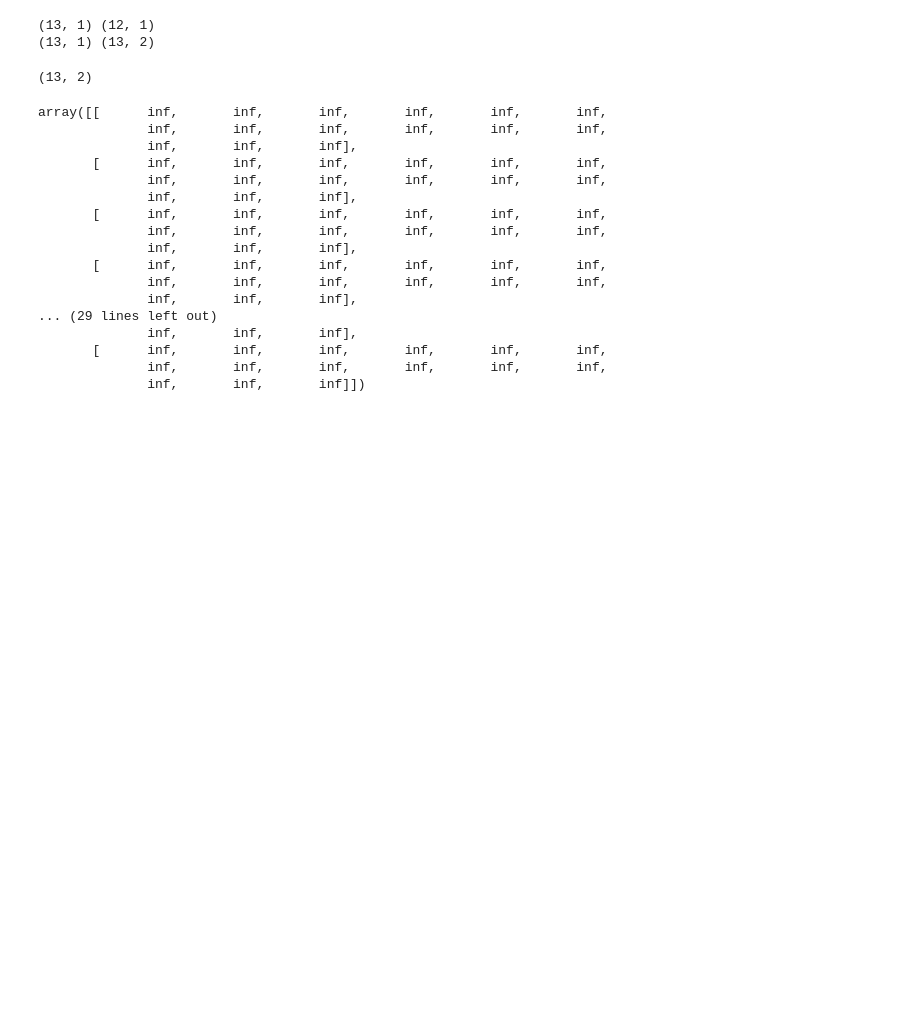
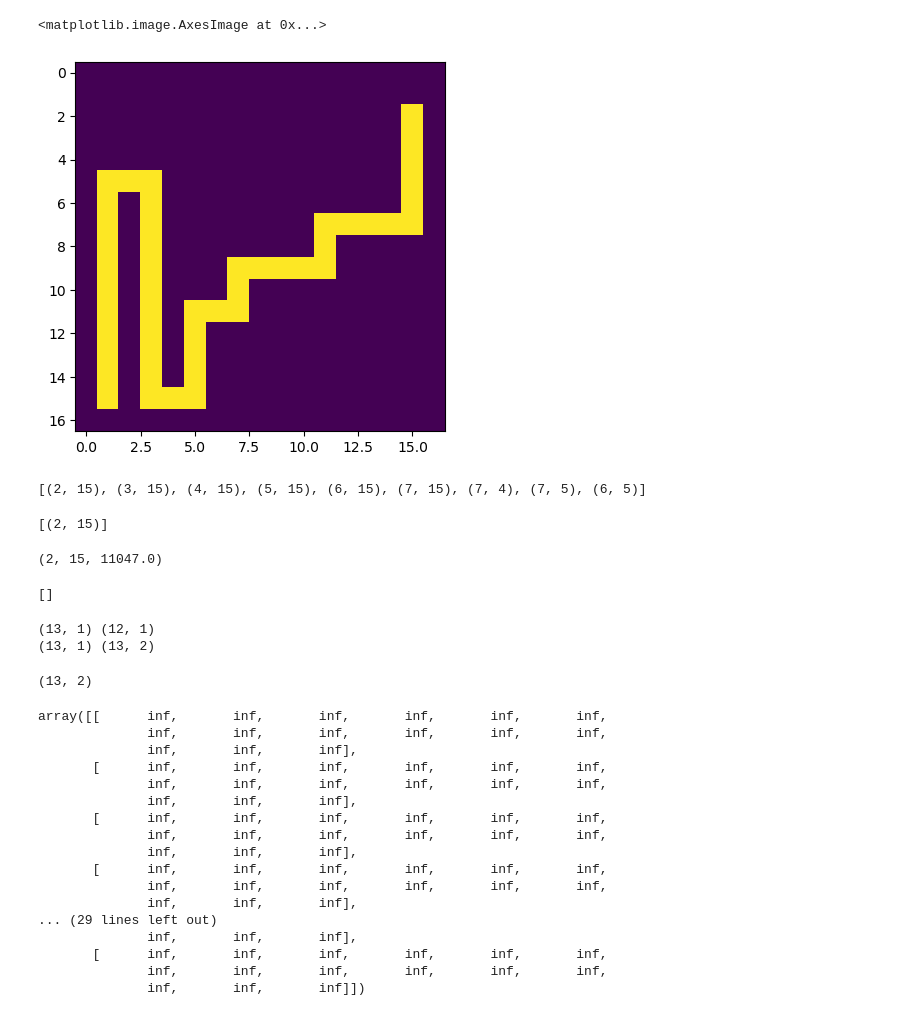
Before and after one commit to Gideon-Stein/advent_of_code, a Jupyter notebook: 16.ipynb, the cells around one changed output. Saved outputs shown, nothing was run; the diff lists cells and outputs as text; code cells hidden in the pictures; blank space fills up the shorter version.

```diff
--- a/16.ipynb
+++ b/16.ipynb
@@ -94,0 +112,37 @@ KeyboardInterrupt:
+# %%
+paths = [([end])]
+
+belongs_to_path = []
+
+while len(paths):
+
+    item = paths.pop(0)
+    c = item[-1]
+    lowest = []
+    if c[0] != 0:
+        if data[c[0]-1, c[1]]:
+            lowest.append((c[0]-1, c[1],costs[c[0]-1, c[1]]))
+
+    if c[0] != (costs.shape[0]-1):
+        if data[c[0]+1, c[1]]:
+            lowest.append((c[0]+1, c[1],costs[c[0]+1, c[1]]))
+
+    if c[1] != 0:
+        if data[c[0], c[1]-1]:
+            lowest.append((c[0], c[1]-1,costs[c[0], c[1]-1]))
+
+    if c[1] != (costs.shape[0]+1):
+        if data[c[0], c[1]+1]:
+            lowest.append((c[0], c[1]+1,costs[c[0], c[1]+1]))
+
+    #something is off here. only one remains.
+    mini = min([x[2]  for x in lowest])
+    print(mini)
+    print(lowest)
+    potential_paths = [y for y in lowest if y[2] == mini]
+    print(potential_paths)
+    for p in potential_paths:
+        print(p)
+        if p[:2] not in belongs_to_path:
+            belongs_to_path.append(p[:2])
+            paths.append(item + [p[:2]])
@@ -95,3 +167,27 @@ KeyboardInterrupt:
+# %%
+visu =np.zeros(data.shape)
+for x in belongs_to_path:
+    visu[x] = 1
+plt.imshow(visu)
+# %% [output]
+<matplotlib.image.AxesImage at 0x...>
+[figure, added]
+# %%
+belongs_to_path
+# %% [output]
+[(2, 15), (3, 15), (4, 15), (5, 15), (6, 15), (7, 15), (7, 4), (7, 5), (6, 5)]
+# %%
+[p[:2]]
+# %% [output]
+[(2, 15)]
+# %%
+item
+# %% [output]
+(2, 15, 11047.0)
+# %%
+to_visit_next
+# %% [output]
+[]
 # %%
 cost_update(current_position, current_direction, costs, data)
 
```
Also changed, not shown: parts of 8 cells of this notebook, 3 other files.
